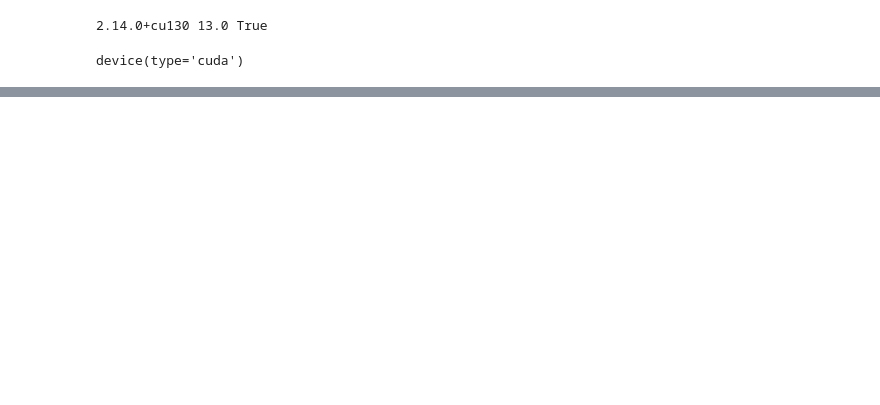
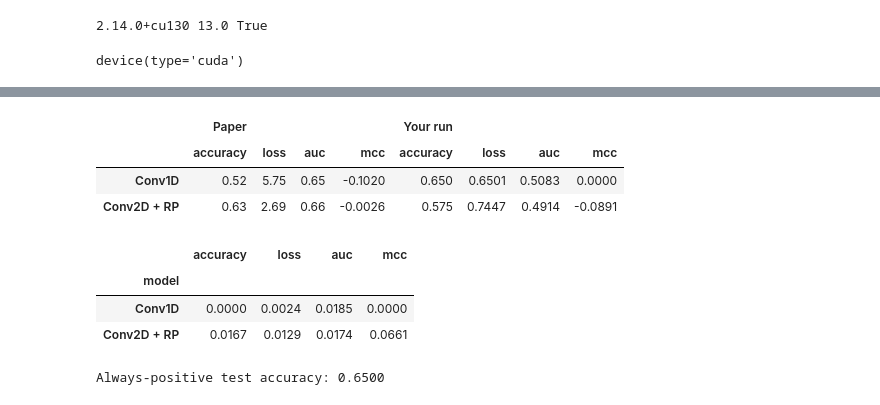
Before and after one commit to Anastasios-Vlachmpeis/Recurrence-Plot-Research, a Jupyter notebook: EucRPRepro.ipynb, the cells around one changed output, grey strips where cells are left out. Cells and saved outputs as stored; diff of their text form; code cells hidden in the pictures; blank space fills up the shorter version.

Commit message:
initial unsatisfactory results

```diff
--- a/EucRPRepro.ipynb
+++ b/EucRPRepro.ipynb
@@ -288,0 +304,21 @@ results = pd.DataFrame(rows)
+# %%
+metrics = ["accuracy", "loss", "auc", "mcc"]
+paper = pd.DataFrame({
+    "accuracy": [0.52, 0.63], "loss": [5.75, 2.69],
+    "auc": [0.65, 0.66], "mcc": [-0.102, -0.0026]
+}, index=["Conv1D", "Conv2D + RP"])
+
+ours = results.groupby("model")[metrics].mean().reindex(paper.index)
+display(pd.concat({"Paper": paper, "Your run": ours}, axis=1).round(4))
+display(results.groupby("model")[metrics].std().round(4))
+print(f"Always-positive test accuracy: {y_test.mean():.4f}")
+# %% [output]
+|  | Paper |  |  |  | Your run |  |  |  |
+|  | accuracy | loss | auc | mcc | accuracy | loss | auc | mcc |
+| Conv1D | 0.52 | 5.75 | 0.65 | -0.1020 | 0.650 | 0.6501 | 0.5083 | 0.0000 |
+| Conv2D + RP | 0.63 | 2.69 | 0.66 | -0.0026 | 0.575 | 0.7447 | 0.4914 | -0.0891 |
+|  | accuracy | loss | auc | mcc |
+| model |  |  |  |  |
+| Conv1D | 0.0000 | 0.0024 | 0.0185 | 0.0000 |
+| Conv2D + RP | 0.0167 | 0.0129 | 0.0174 | 0.0661 |
+Always-positive test accuracy: 0.6500
```
Also changed, not shown: parts of 15 cells of this notebook.
